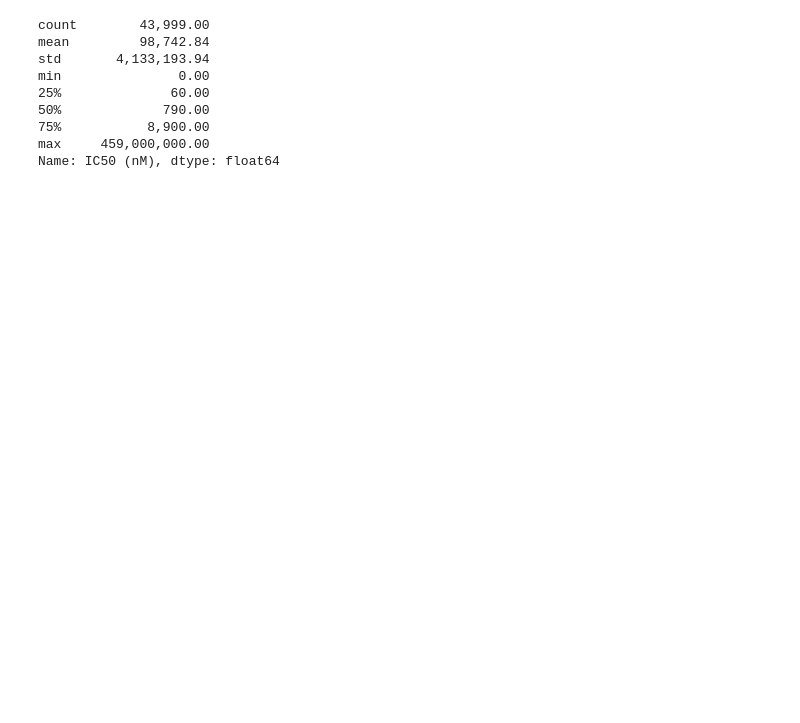
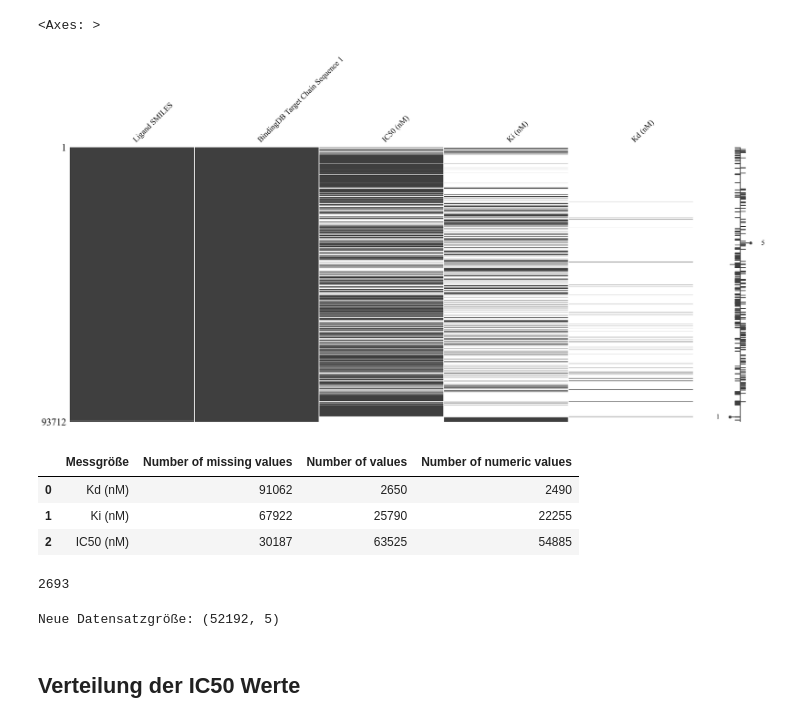
Before and after one commit to hempelt/Masterthesis, a Jupyter notebook: notebooks/EDA.ipynb, the cells around one changed output. Drawn from its saved outputs; the diff is of its cells as text; code cells hidden in the pictures; blank space fills up the shorter version.

```diff
--- a/notebooks/EDA.ipynb
+++ b/notebooks/EDA.ipynb
@@ -37,0 +51,6 @@ overview
+# %%
+# Check for missing values
+msno.matrix(df)
+# %% [output]
+<Axes: >
+[figure, added]
@@ -38,14 +64,55 @@ overview
+# %%
+# Show the number of null values for each column
+null_kd = df["kd_nm"].isnull().sum()
+null_ki = df["ki_nm"].isnull().sum()
+null_ic50 = df["ic50_nm"].isnull().sum()
+
+# Show the number of non-null values for each column
+non_null_kd = df["kd_nm"].notnull().sum()
+non_null_ki = df["ki_nm"].notnull().sum()
+non_null_ic50 = df["ic50_nm"].notnull().sum()
+
+# Show the number of numeric values for each column
+numeric_kd = pd.to_numeric(df["kd_nm"], errors="coerce").notnull().sum()
+numeric_ki = pd.to_numeric(df["ki_nm"], errors="coerce").notnull().sum()
+numeric_ic50 = pd.to_numeric(df["ic50_nm"], errors="coerce").notnull().sum()
+
+# Create a new dataframe with the counts
+df_counts = pd.DataFrame({
+
+    "Messgröße": ["Kd (nM)", "Ki (nM)", "IC50 (nM)"],
+    "Number of missing values": [null_kd, null_ki, null_ic50],
+    "Number of values": [non_null_kd, non_null_ki, non_null_ic50],
+    "Number of numeric values": [numeric_kd, numeric_ki, numeric_ic50],
+})
+
+df_counts
+# %% [output]
+|  | Messgröße | Number of missing values | Number of values | Number of numeric values |
+| 0 | Kd (nM) | 91062 | 2650 | 2490 |
+| 1 | Ki (nM) | 67922 | 25790 | 22255 |
+| 2 | IC50 (nM) | 30187 | 63525 | 54885 |
 # %%
-df["IC50 (nM)"] = pd.to_numeric(df["IC50 (nM)"], errors="coerce")
-pd.set_option("display.float_format", "{:,.2f}".format)
-df["IC50 (nM)"].describe()
+#Eliminate all rows with non numeric values in the column ic50_nm. Non-numeric values will be converted to NaN and then removed.
+df["ic50_nm"] = pd.to_numeric(df["ic50_nm"], errors="coerce")
+df = df.dropna(subset=['ic50_nm'])
-# %% [output]
-count        43,999.00
-mean         98,742.84
-std       4,133,193.94
-min               0.00
-25%              60.00
-50%             790.00
-75%           8,900.00
-max     459,000,000.00
-Name: IC50 (nM), dtype: float64
+# %%
+# Check for duplicates based on the columns ligand_smiles, protein_sequence and ic50_nm
+anzahl_duplikate = df.duplicated(
+    subset=["ligand_smiles", "protein_sequence", "ic50_nm"]
+).sum()
+
+anzahl_duplikate
+# %% [output]
+2693
+# %%
+# Remove duplicates based on the columns ligand_smiles, protein_sequence and ic50_nm
+df = df.drop_duplicates(
+    subset=["ligand_smiles", "protein_sequence", "ic50_nm"],
+    keep="first"
+)
+print("Neue Datensatzgröße:", df.shape)
+# %% [output]
+Neue Datensatzgröße: (52192, 5)
+# %% [markdown]
+## Verteilung der IC50 Werte
```
Also changed, not shown: parts of 28 cells of this notebook, 18 other files.
